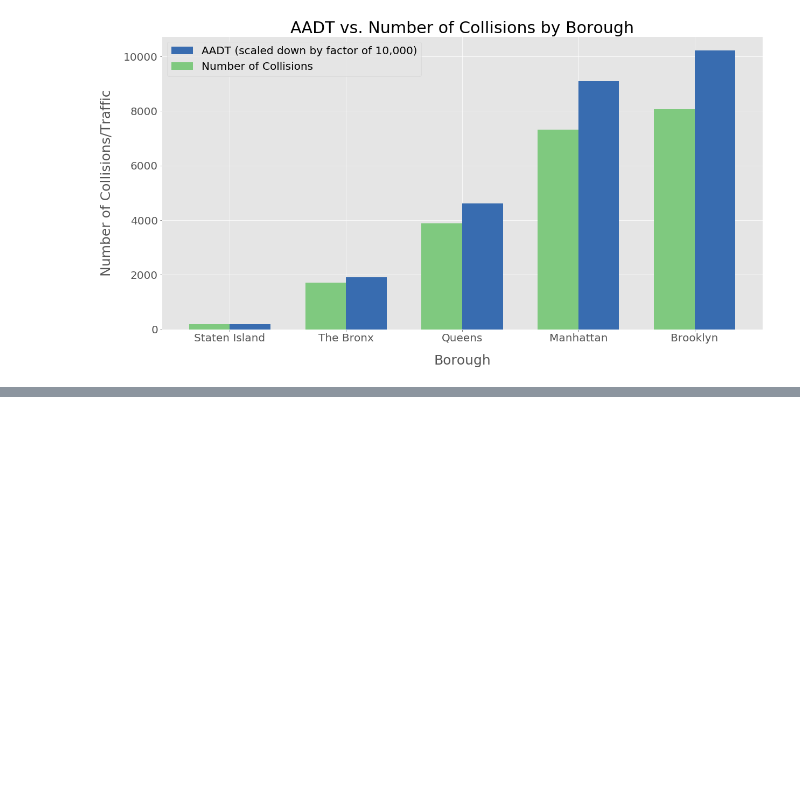
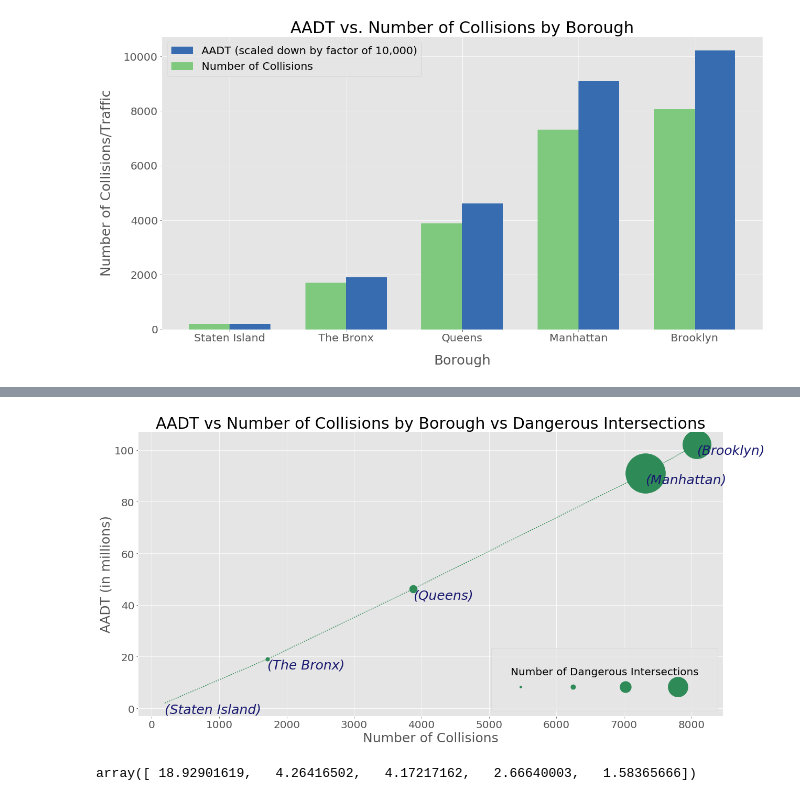
Before and after one commit to nealrea/collisionViz, a Jupyter notebook: data_exploration/aadt_by_borough.ipynb, the cells around one changed output, grey strips where cells are left out. Cells and saved outputs as stored; diff of their text form; code cells hidden in the pictures; blank space fills up the shorter version.

```diff
--- a/data_exploration/aadt_by_borough.ipynb
+++ b/data_exploration/aadt_by_borough.ipynb
@@ -175,0 +215,40 @@ for tl in ax2.get_yticklabels():
+# %%
+danger_areas = np.array([brooklyn_danger,manhattan_danger,queens_danger,bronx_danger,staten_danger])
+#aadt = np.array([aadt_manhattan, aadt_brooklyn, aadt_queens, aadt_bronx, aadt_staten])
+#aadt = (aadt)/1000000
+#aadt
+# %%
+#plt.plot(coll, aadt, 'o-', c='seagreen', linewidth=5, markersize=danger_areas)
+for i in range(0, len(labels)):
+    plt.plot(coll[i], aadt[i], 'o-', c='seagreen', linewidth=5, markersize=danger_areas[i]/35)
+    plt.text(coll[i], aadt[i], labels[i], horizontalalignment='left',
+             verticalalignment='top', fontsize=25, color='midnightblue', rotation=0, style='oblique')
+plt.plot(coll, aadt, linestyle="dotted", color="seagreen")
+plt.title('AADT vs Number of Collisions by Borough vs Dangerous Intersections', fontsize=30)
+plt.xlabel('Number of Collisions', fontsize=25)
+plt.ylabel('AADT (in millions)', fontsize=25)
+plt.xticks(fontsize=20)
+plt.yticks(fontsize=20)
+
+l1 = plt.scatter([],[], s=25, edgecolors='none', color='seagreen')
+l2 = plt.scatter([],[], s=100, edgecolors='none', color='seagreen')
+l3 = plt.scatter([],[], s=500, edgecolors='none', color='seagreen')
+l4 = plt.scatter([],[], s=1500, edgecolors='none', color='seagreen')
+
+label = ["", "", "", ""]
+
+leg = plt.legend([l1, l2, l3, l4], label, ncol=4, frameon=True, fontsize=20,
+handlelength=2, loc = 'lower right', borderpad = 1.8,
+handletextpad=1, title='Number of Dangerous Intersections', scatterpoints = 1)
+leg.get_title().set_fontsize('20')
+
+plt.show()
+# %% [output]
+[figure, added]
+# %%
+max_rates = np.array([brooklyn['Collision Rate'].max(),manhattan['Collision Rate'].max(),
+                      queens['Collision Rate'].max(),bronx['Collision Rate'].max(),
+                     staten['Collision Rate'].max()])
+max_rates
+# %% [output]
+array([ 18.92901619,   4.26416502,   4.17217162,   2.66640003,   1.58365666])
```
Also changed, not shown: parts of 10 cells of this notebook.
